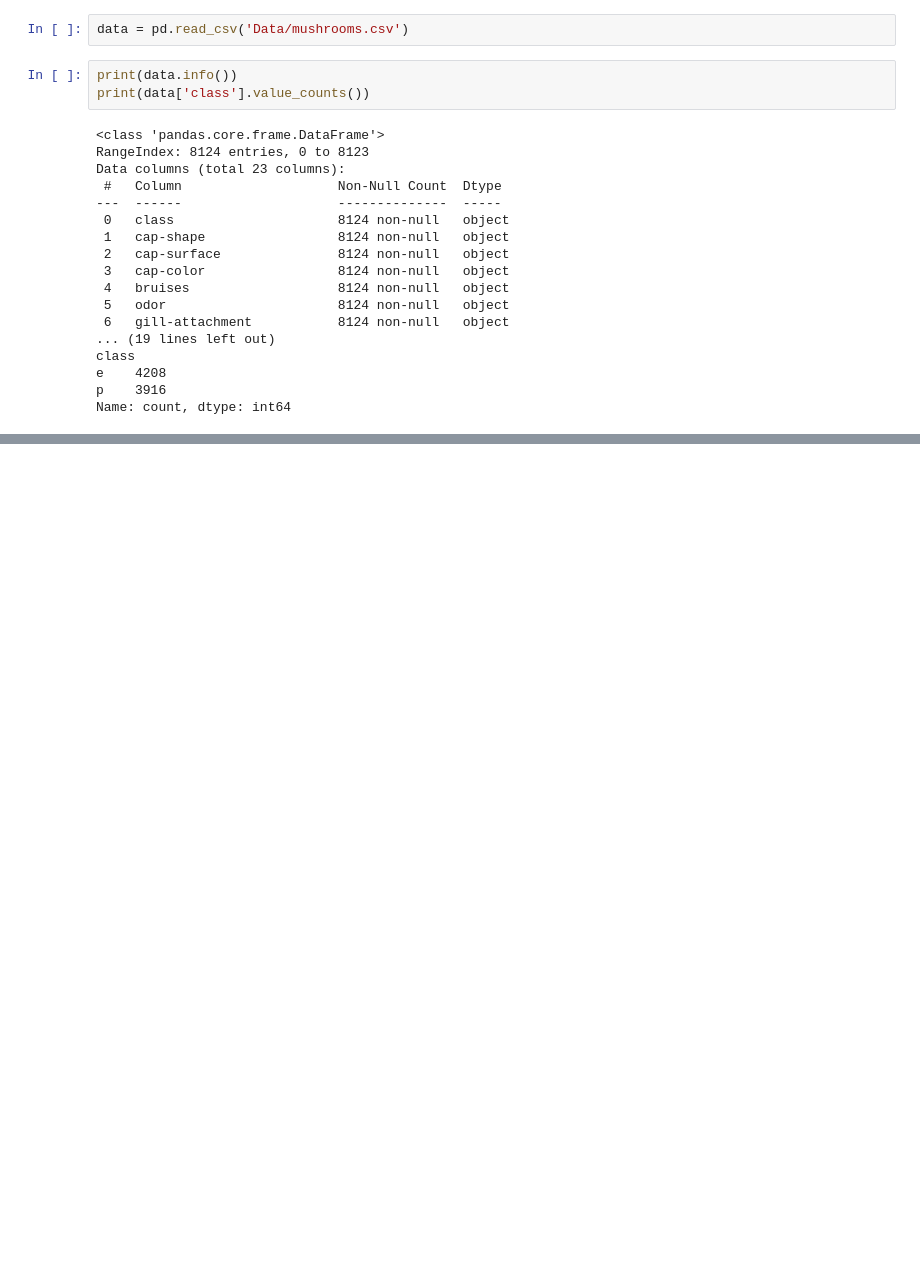
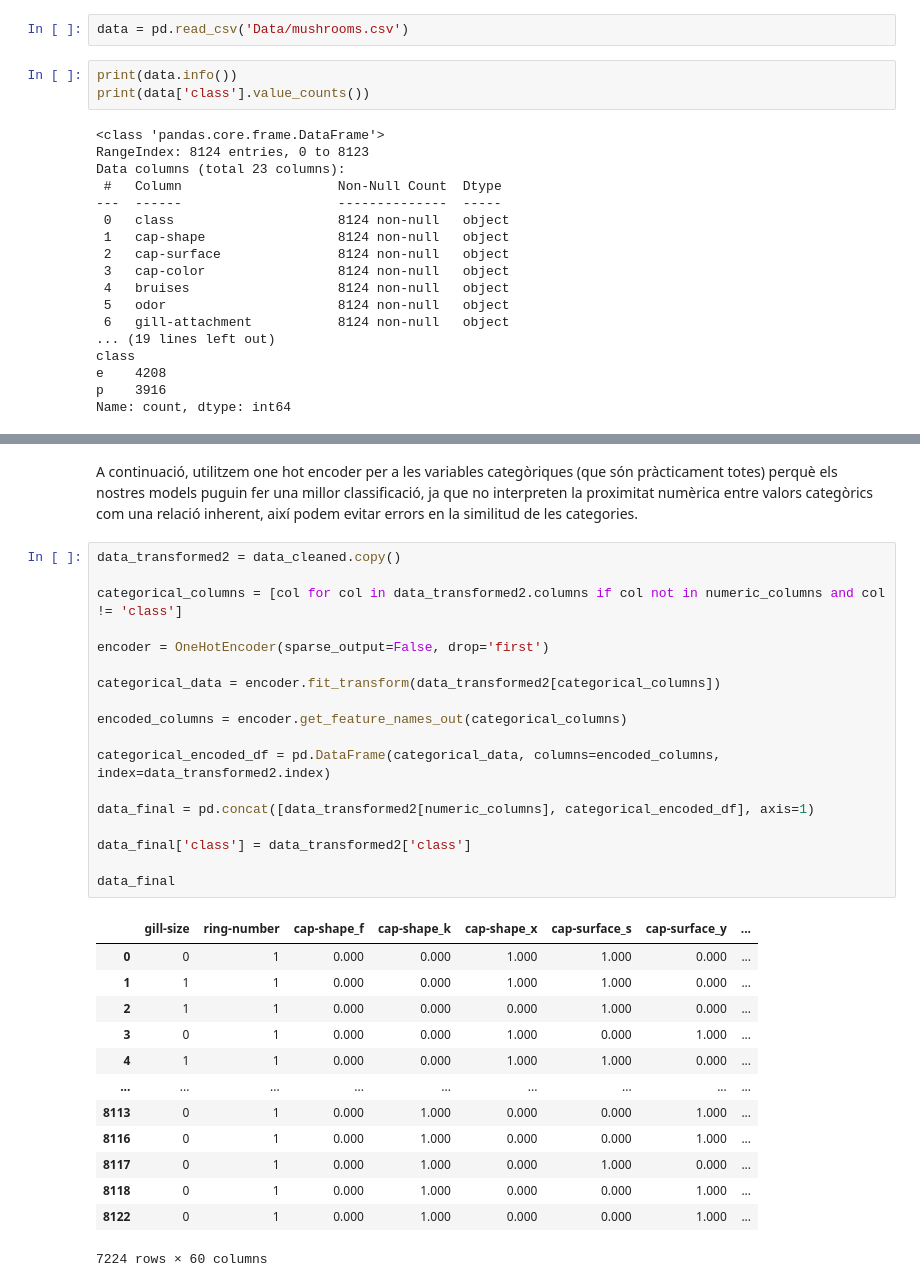
Before and after one commit to p2004dr/apc-cas-kaggle-mushroom-classification, a Jupyter notebook: Notebook.ipynb, the cells around one changed output, grey strips where cells are left out. Cells and saved outputs as stored; diff of their text form; blank space fills up the shorter version.

```diff
--- a/Notebook.ipynb
+++ b/Notebook.ipynb
@@ -168,0 +304,34 @@ Name: count, dtype: int64
+# %% [markdown]
+A continuació, utilitzem one hot encoder per a les variables categòriques (que són pràcticament totes) perquè els nostres models puguin fer una millor classificació, ja que no interpreten la proximitat numèrica entre valors categòrics com una relació inherent, així podem evitar errors en la similitud de les categories.
+# %%
+data_transformed2 = data_cleaned.copy()
+
+categorical_columns = [col for col in data_transformed2.columns if col not in numeric_columns and col != 'class']
+
+encoder = OneHotEncoder(sparse_output=False, drop='first')
+
+categorical_data = encoder.fit_transform(data_transformed2[categorical_columns])
+
+encoded_columns = encoder.get_feature_names_out(categorical_columns)
+
+categorical_encoded_df = pd.DataFrame(categorical_data, columns=encoded_columns, index=data_transformed2.index)
+
+data_final = pd.concat([data_transformed2[numeric_columns], categorical_encoded_df], axis=1)
+
+data_final['class'] = data_transformed2['class']
+
+data_final
+# %% [output]
+|  | gill-size | ring-number | cap-shape_f | cap-shape_k | cap-shape_x | cap-surface_s | cap-surface_y | ... |
+| 0 | 0 | 1 | 0.000 | 0.000 | 1.000 | 1.000 | 0.000 | ... |
+| 1 | 1 | 1 | 0.000 | 0.000 | 1.000 | 1.000 | 0.000 | ... |
+| 2 | 1 | 1 | 0.000 | 0.000 | 0.000 | 1.000 | 0.000 | ... |
+| 3 | 0 | 1 | 0.000 | 0.000 | 1.000 | 0.000 | 1.000 | ... |
+| 4 | 1 | 1 | 0.000 | 0.000 | 1.000 | 1.000 | 0.000 | ... |
+| ... | ... | ... | ... | ... | ... | ... | ... | ... |
+| 8113 | 0 | 1 | 0.000 | 1.000 | 0.000 | 0.000 | 1.000 | ... |
+| 8116 | 0 | 1 | 0.000 | 1.000 | 0.000 | 0.000 | 1.000 | ... |
+| 8117 | 0 | 1 | 0.000 | 1.000 | 0.000 | 1.000 | 0.000 | ... |
+| 8118 | 0 | 1 | 0.000 | 1.000 | 0.000 | 0.000 | 1.000 | ... |
+| 8122 | 0 | 1 | 0.000 | 1.000 | 0.000 | 0.000 | 1.000 | ... |
+7224 rows × 60 columns
```
Also changed, not shown: parts of 14 cells of this notebook.
